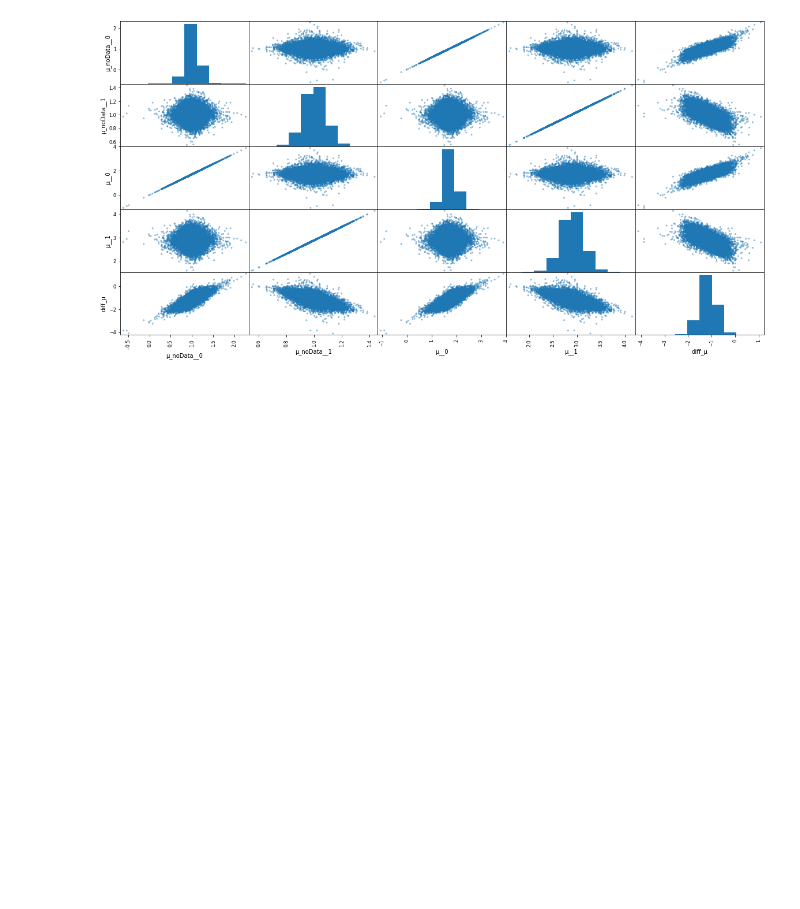
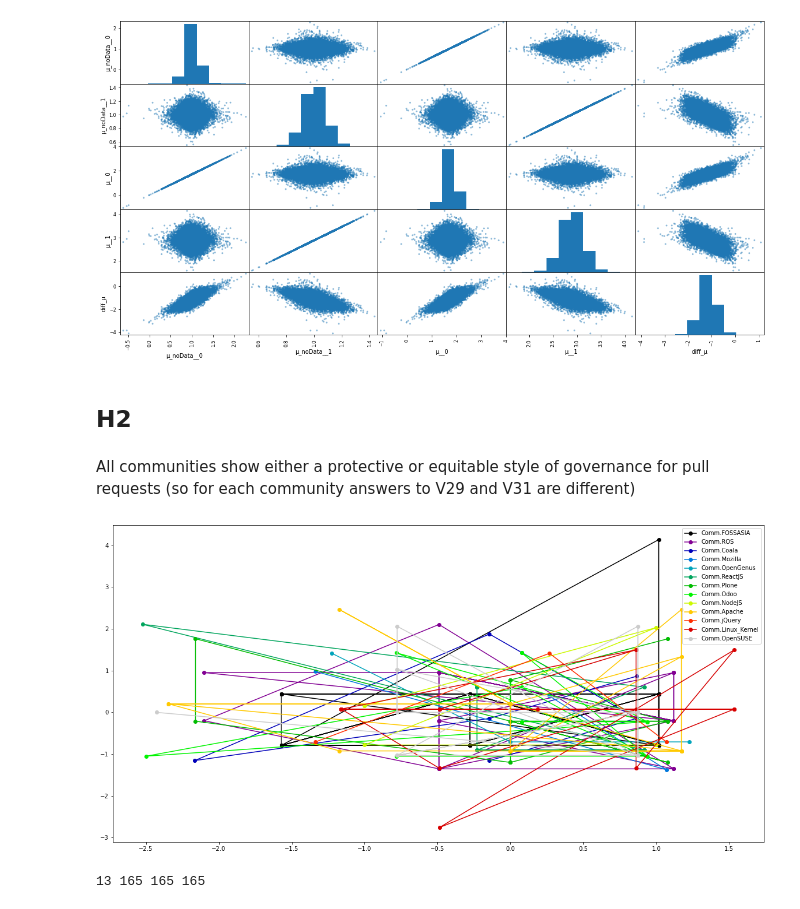
Before and after one commit to jonasIshoejNielsen/2021_prpro_exam, a Jupyter notebook: exam-mush.ipynb, the cells around one changed output. Cells and saved outputs as stored; diff of their text form; code cells hidden in the pictures; blank space fills up the shorter version.

```diff
--- a/exam-mush.ipynb
+++ b/exam-mush.ipynb
@@ -46,9 +50,12 @@ plt.show()
 def removeNoAnswer(lst):
     return [i for i in lst if i!=-1]
 #    return lst[np.where(lst != -1)]
+def standardize(data, m, sd):
+    return (data-m)/sd
 
 data = []
-for com in df.Community.unique():
+communities = df.Community.unique();
+for com in communities:
     columns  = []
     for question in df.iloc[:,2:].columns:
         columns.append(removeNoAnswer(df[df.Community == com][question].to_numpy()))
@@ -57,9 +64,10 @@ for com in df.Community.unique():
     N = [len(v) for v in columns]
     μ = [np.mean(v) for v in columns]
     σ = [np.std(v) for v in columns]
+    z = [standardize(columns[i], μ[i], σ[i]) for i in range(len(columns))]
 
     N_positive = [len(v) for v in positive]
     μ_positive = [np.mean(v) for v in positive]
     σ_positive = [np.std(v) for v in positive]
-    all = (com, columns, positive, N, μ, σ, N_positive, μ_positive, σ_positive)
+    all = (com, columns, positive, z, N, μ, σ, N_positive, μ_positive, σ_positive)
     data.append(all)
@@ -92,14 +90,14 @@ Null value - draft
 h1_diff_rope = 0.25
 # %%
 def getrelevant(com, dataIndex):
-    (com, columns, positive, N, μ, σ, N_positive, μ_positive, σ_positive)=next(filter(lambda lst : lst[0]==com, data))
+    (com, columns, positive, z, N, μ, σ, N_positive, μ_positive, σ_positive)=next(filter(lambda lst : lst[0]==com, data))
 
-    return (com, columns[dataIndex], positive[dataIndex], N[dataIndex], μ[dataIndex], σ[dataIndex], N_positive[dataIndex], μ_positive[dataIndex], σ_positive[dataIndex])
+    return (com, columns[dataIndex], positive[dataIndex],z[dataIndex], N[dataIndex], μ[dataIndex], σ[dataIndex], N_positive[dataIndex], μ_positive[dataIndex], σ_positive[dataIndex])
 
-(com_coala, z_coala, positive_coala, N_coala, μ_coala, σ_coala, N_coala_positive, μ_coala_positive, σ_coala_positive)=getrelevant("Comm.Coala", 6)
-(com_linux, z_linux, positive_linux, N_linux, μ_linux, σ_linux, N_linux_positive, μ_linux_positive, σ_linux_positive)=getrelevant("Comm.Linux_Kernel", 6)
+(com_coala, col_coala, positive_coala, z_coala, N_coala, μ_coala, σ_coala, N_coala_positive, μ_coala_positive, σ_coala_positive)=getrelevant("Comm.Coala", 6)
+(com_linux, col_linux, positive_linux, z_linux, N_linux, μ_linux, σ_linux, N_linux_positive, μ_linux_positive, σ_linux_positive)=getrelevant("Comm.Linux_Kernel", 6)
 
-print("z: ",z_coala,z_linux)
+print("col: ",col_coala,col_linux)
 print("N: ",N_coala,N_linux)
 print("μ: ",μ_coala,μ_linux)
 print("σ: ",σ_coala,σ_linux)
@@ -221,3 +217,28 @@ scatter_matrix(pm.trace_to_dataframe(trace_h1_pure, varnames=['μ_noData', 'μ',
 # plt.show()
 # %% [output]
 [figure]
+# %% [markdown]
+## H2
+# %% [markdown]
+All communities show either a protective or equitable style of governance for pull requests (so for each community answers to V29 and V31 are different)
+# %%
+V29_per_com = np.array([df[df.Community == com]["V29"].to_numpy() for com in communities],dtype="object")
+V31_per_com = np.array([df[df.Community == com]["V31"].to_numpy() for com in communities],dtype="object")
+
+# Plot data
+fig,ax = plt.subplots(figsize=(20,10))
+
+# Define spectrum of colors
+number_of_plots=len(communities)
+colormap = plt.cm.nipy_spectral
+colors = [colormap(i) for i in np.linspace(0, 1,number_of_plots)]
+assert(len(colors) == number_of_plots)
+ax.set_prop_cycle('color', colors)
+
+# Plot all data together
+[ax.plot(getrelevant(com, 2)[3], getrelevant(com, 4)[3], "-", marker='o', label=com) for com in communities]
+
+ax.legend(loc='best')
+plt.show()
+# %% [output]
+[figure, added]
@@ -223,0 +266,4 @@ scatter_matrix(pm.trace_to_dataframe(trace_h1_pure, varnames=['μ_noData', 'μ',
+# %%
+print(len(communities), len(idx), len(V29), len(V31))
+# %% [output]
+13 165 165 165
```
Also changed, not shown: parts of 22 cells of this notebook, 8 other files.
